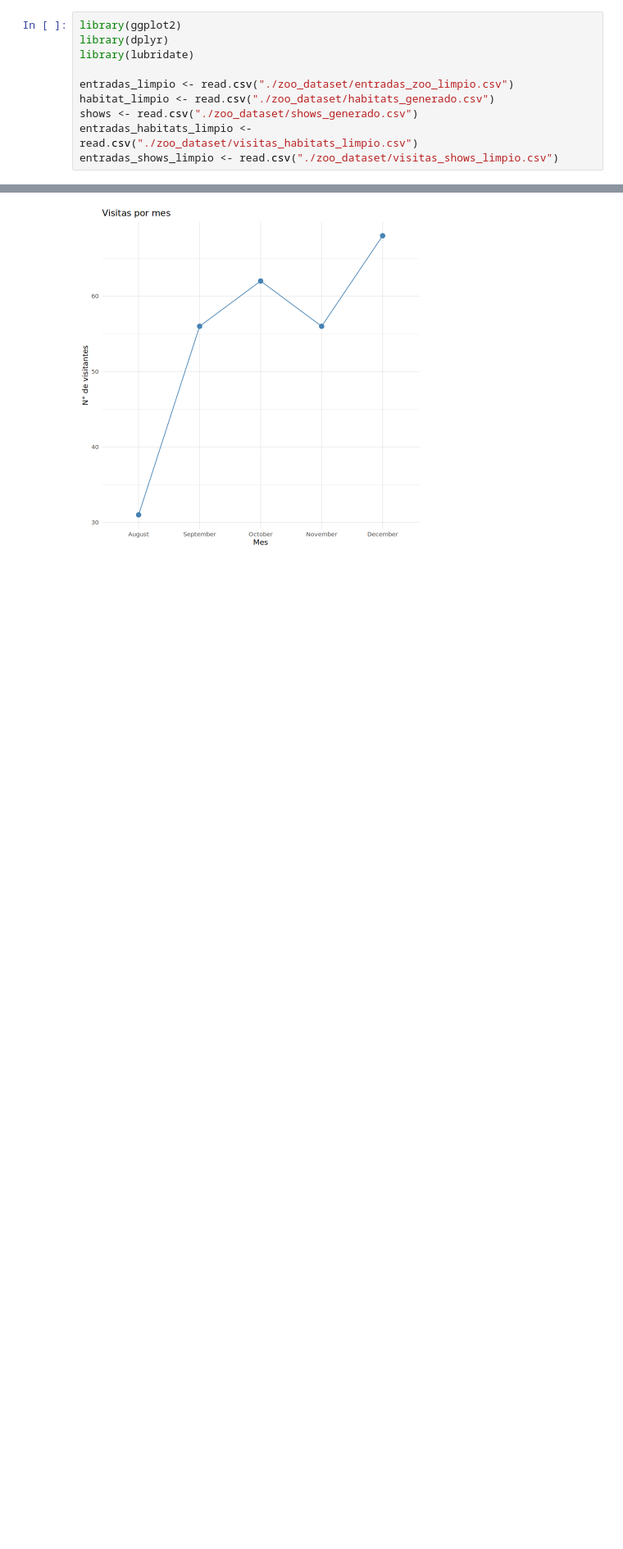
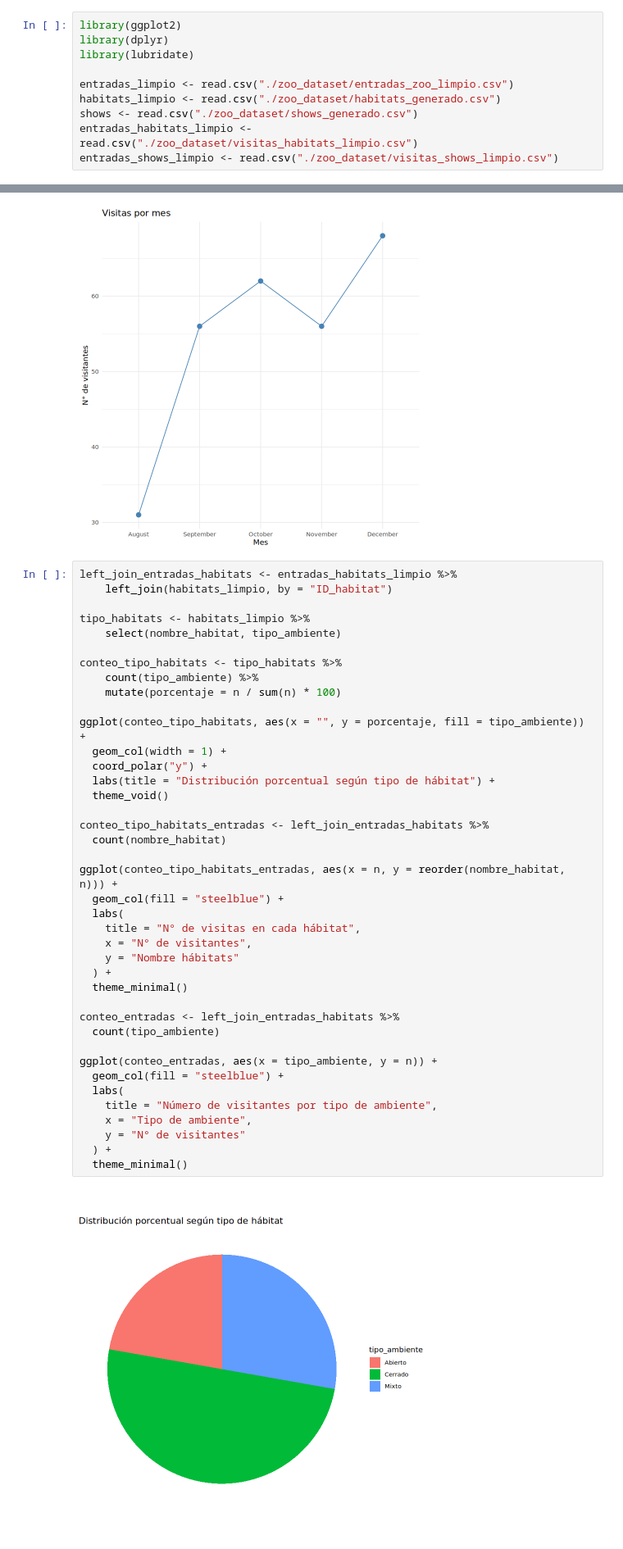
Before and after one commit to Vinbu/Pandas-Zoo-R, a Jupyter notebook: Tarea_3_Taller_Software_DS_Grupo_3.ipynb, the cells around one changed output, grey strips where cells are left out. Shown at 82% size. Drawn from its saved outputs; the diff is of its cells as text; blank space fills up the shorter version.

```diff
--- a/Tarea_3_Taller_Software_DS_Grupo_3.ipynb
+++ b/Tarea_3_Taller_Software_DS_Grupo_3.ipynb
@@ -33,7 +33,7 @@ library(dplyr)
 library(lubridate)
 
 entradas_limpio <- read.csv("./zoo_dataset/entradas_zoo_limpio.csv")
-habitat_limpio <- read.csv("./zoo_dataset/habitats_generado.csv")
+habitats_limpio <- read.csv("./zoo_dataset/habitats_generado.csv")
 shows <- read.csv("./zoo_dataset/shows_generado.csv")
 entradas_habitats_limpio <- read.csv("./zoo_dataset/visitas_habitats_limpio.csv")
 entradas_shows_limpio <- read.csv("./zoo_dataset/visitas_shows_limpio.csv")
@@ -95,3 +88,45 @@ ggplot(conteo_mes, aes(x = mes_nombre, y = n, group = 1)) +
   theme_minimal()
 # %% [output]
 [figure]
+# %%
+left_join_entradas_habitats <- entradas_habitats_limpio %>%
+    left_join(habitats_limpio, by = "ID_habitat")
+
+tipo_habitats <- habitats_limpio %>%
+    select(nombre_habitat, tipo_ambiente)
+
+conteo_tipo_habitats <- tipo_habitats %>%
+    count(tipo_ambiente) %>%
+    mutate(porcentaje = n / sum(n) * 100)
+
+ggplot(conteo_tipo_habitats, aes(x = "", y = porcentaje, fill = tipo_ambiente)) +
+  geom_col(width = 1) +
+  coord_polar("y") +
+  labs(title = "Distribución porcentual según tipo de hábitat") +
+  theme_void()
+
+conteo_tipo_habitats_entradas <- left_join_entradas_habitats %>%
+  count(nombre_habitat)
+
+ggplot(conteo_tipo_habitats_entradas, aes(x = n, y = reorder(nombre_habitat, n))) +
+  geom_col(fill = "steelblue") +
+  labs(
+    title = "N° de visitas en cada hábitat",
+    x = "N° de visitantes",
+    y = "Nombre hábitats"
+  ) +
+  theme_minimal()
+
+conteo_entradas <- left_join_entradas_habitats %>%
+  count(tipo_ambiente)
+
+ggplot(conteo_entradas, aes(x = tipo_ambiente, y = n)) +
+  geom_col(fill = "steelblue") +
+  labs(
+    title = "Número de visitantes por tipo de ambiente",
+    x = "Tipo de ambiente",
+    y = "N° de visitantes"
+  ) +
+  theme_minimal()
+# %% [output]
+[figure, added]
```
Also changed, not shown: parts of 2 cells of this notebook.
